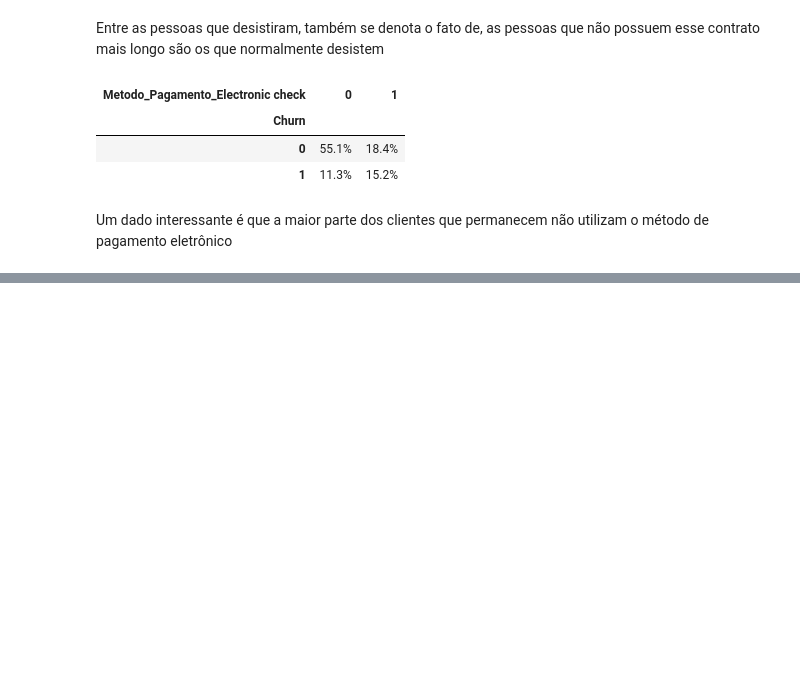
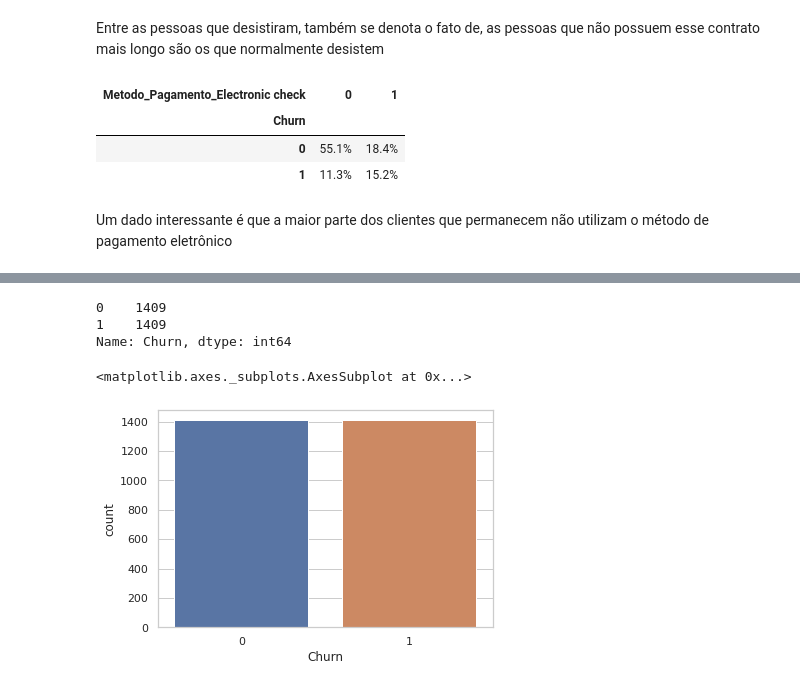
Before and after one commit to LucasdgRibeiro/Challenge-Data-Science-Alura, a Jupyter notebook: ChurndeClientes.ipynb, the cells around one changed output, grey strips where cells are left out. Cells and saved outputs as stored; diff of their text form; code cells hidden in the pictures; blank space fills up the shorter version.

```diff
--- a/ChurndeClientes.ipynb
+++ b/ChurndeClientes.ipynb
@@ -676,0 +725,19 @@ Um dado interessante é que a maior parte dos clientes que permanecem não utili
+# %%
+X = dados_tratados.drop(['Churn','ID_Cliente', 'Contas_Diarias', 'Contas_Totais'], axis = 1)
+y = dados_tratados['Churn']
+
+X_train, X_test, y_train, y_test = train_test_split(X, y, random_state = 42)
+# %%
+#Utilizando o método de under_sampling diminuímos consideravelmente o número de observações
+rus = under_sampling.RandomUnderSampler()
+X_rus, y_rus = rus.fit_resample(X_train, y_train)
+
+print(pd.Series(y_rus).value_counts())
+
+sns.countplot(y_rus)
+# %% [output]
+0    1409
+1    1409
+Name: Churn, dtype: int64
+<matplotlib.axes._subplots.AxesSubplot at 0x...>
+[figure, added]
```
Also changed, not shown: parts of 32 cells of this notebook.
